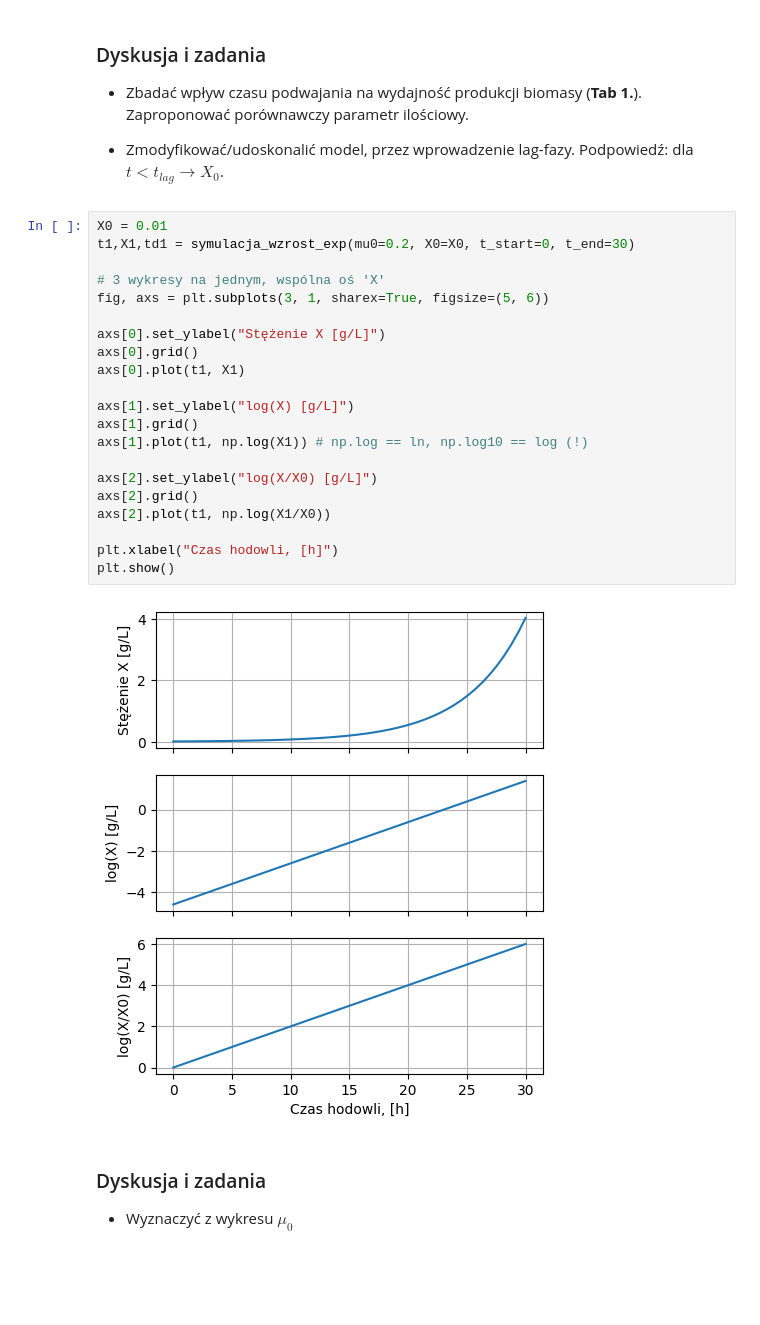
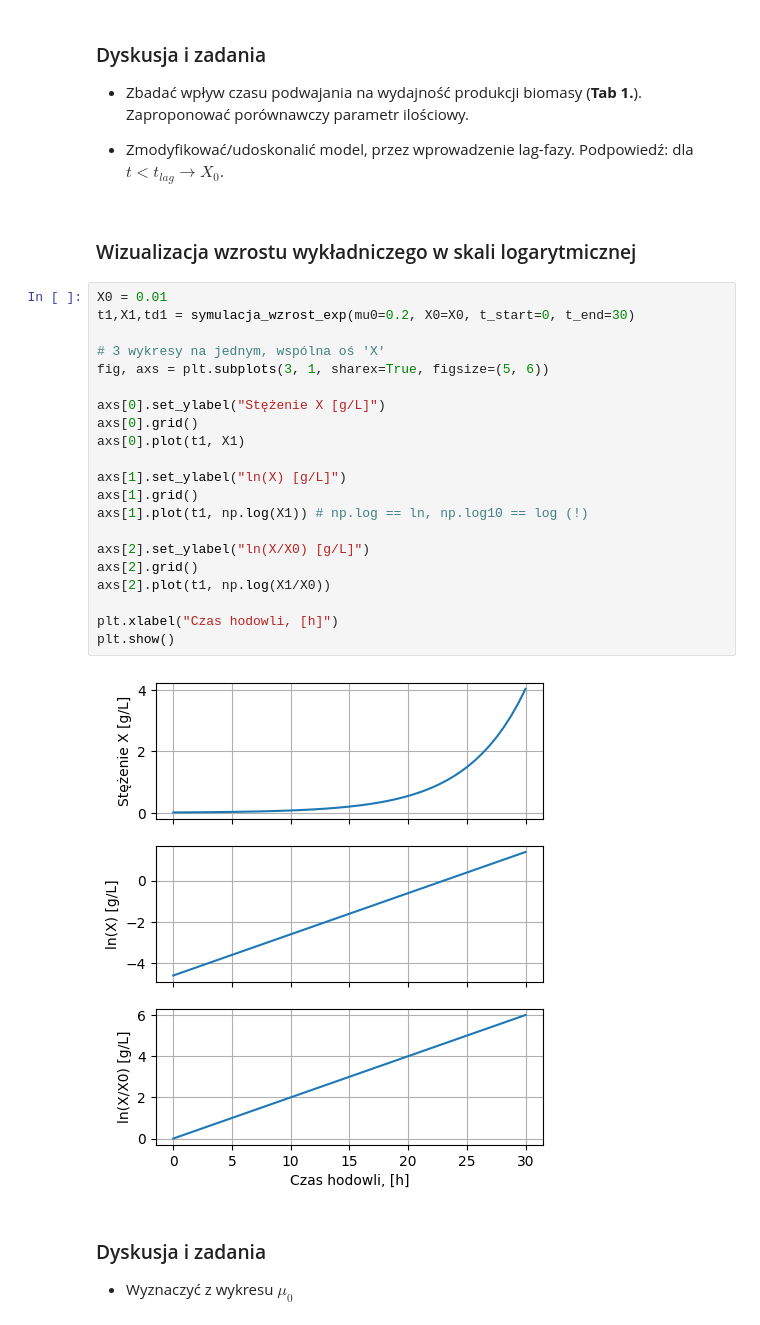
Before and after one commit to sbednarz/ModelowanieProcesowBiotechnologicznych2026, a Jupyter notebook: kinetyka_bioprocesów/02 modele wzrostu podstawy.ipynb, the cells around one changed output. Drawn from its saved outputs; the diff is of its cells as text; blank space fills up the shorter version.

```diff
--- a/kinetyka_bioprocesów/02 modele wzrostu podstawy.ipynb
+++ b/kinetyka_bioprocesów/02 modele wzrostu podstawy.ipynb
@@ -407,29 +409,31 @@ plt.legend()
 
 * Zmodyfikować/udoskonalić model, przez wprowadzenie lag-fazy. Podpowiedź:
 dla $t<t_{lag} \rightarrow X_0$.
+# %% [markdown]
+### Wizualizacja wzrostu wykładniczego w skali logarytmicznej
 # %%
 X0 = 0.01
 t1,X1,td1 = symulacja_wzrost_exp(mu0=0.2, X0=X0, t_start=0, t_end=30)
 
 # 3 wykresy na jednym, wspólna oś 'X'
 fig, axs = plt.subplots(3, 1, sharex=True, figsize=(5, 6))
 
 axs[0].set_ylabel("Stężenie X [g/L]")
 axs[0].grid()
 axs[0].plot(t1, X1)
 
-axs[1].set_ylabel("log(X) [g/L]")
+axs[1].set_ylabel("ln(X) [g/L]")
 axs[1].grid()
 axs[1].plot(t1, np.log(X1)) # np.log == ln, np.log10 == log (!)
 
-axs[2].set_ylabel("log(X/X0) [g/L]")
+axs[2].set_ylabel("ln(X/X0) [g/L]")
 axs[2].grid()
 axs[2].plot(t1, np.log(X1/X0))
 
 plt.xlabel("Czas hodowli, [h]")
 plt.show()
 # %% [output]
-[figure, old version]
+[figure, new version]
 # %% [markdown]
 ### Dyskusja i zadania
 * Wyznaczyć z wykresu $\mu_0$
```
Also changed, not shown: parts of 17 cells of this notebook.
